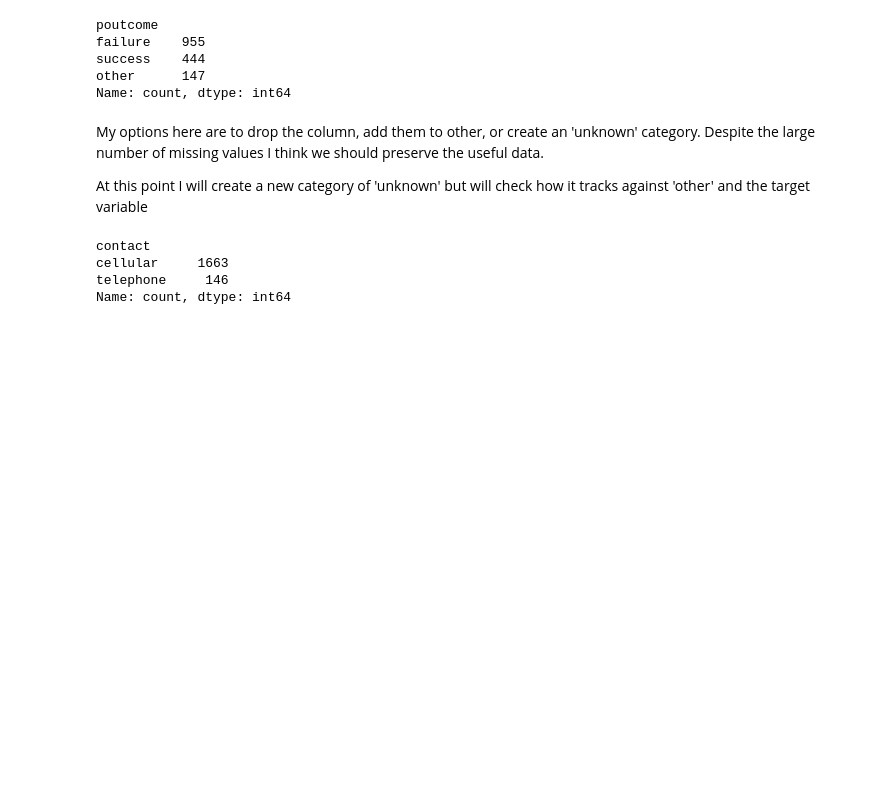
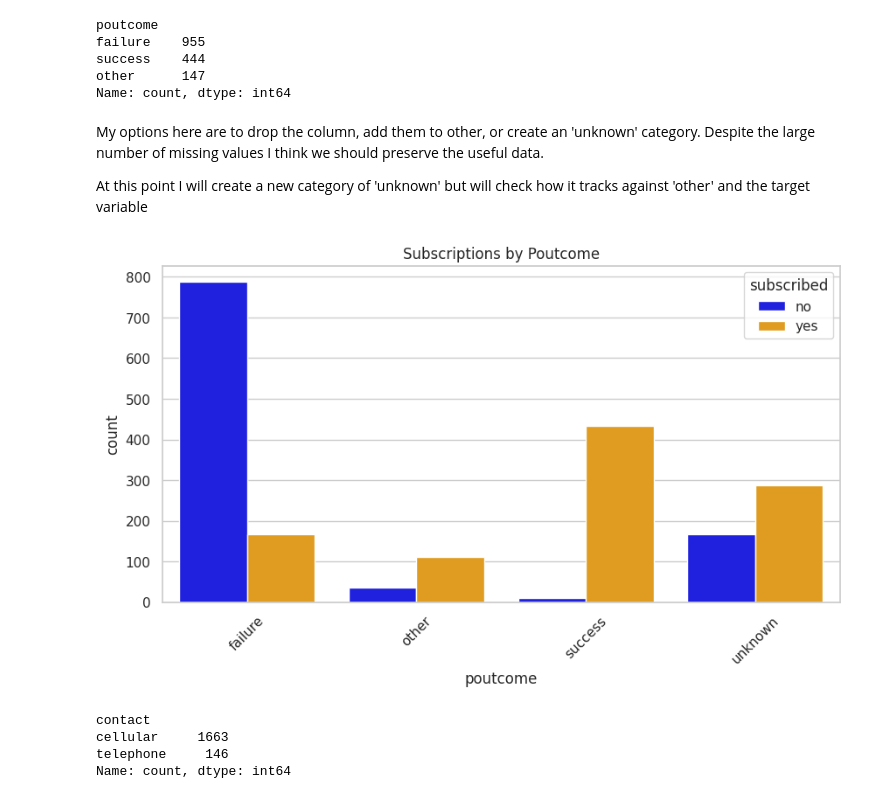
Before and after one commit to stevieboyle/etivity-1, a Jupyter notebook: etivity1.ipynb, the cells around one changed output. Saved outputs shown, nothing was run; the diff lists cells and outputs as text; code cells hidden in the pictures; blank space fills up the shorter version.

```diff
--- a/etivity1.ipynb
+++ b/etivity1.ipynb
@@ -485,6 +559,16 @@ At this point I will create a new category of 'unknown' but will check how it tr
 # %%
 # fill the missing poutcome values with a new category called 'unknown'
 df['poutcome'] = df['poutcome'].fillna('unknown')
+# %%
+# compare distributions of poutcome categories against subscription
+# plot the distribution of poutcome categories against subscription
+plt.figure(figsize=(10, 5))
+sns.countplot(data=df, x='poutcome', hue='subscribed', palette={'no': 'blue', 'yes': 'orange'})
+plt.title('Subscriptions by Poutcome')
+plt.xticks(rotation=45)
+plt.show()
+# %% [output]
+[figure, added]
 # %%
 # list the unique values for contact and the total count of each value
 print(df['contact'].value_counts())
```
Also changed, not shown: parts of 19 cells of this notebook, 2 other files.
